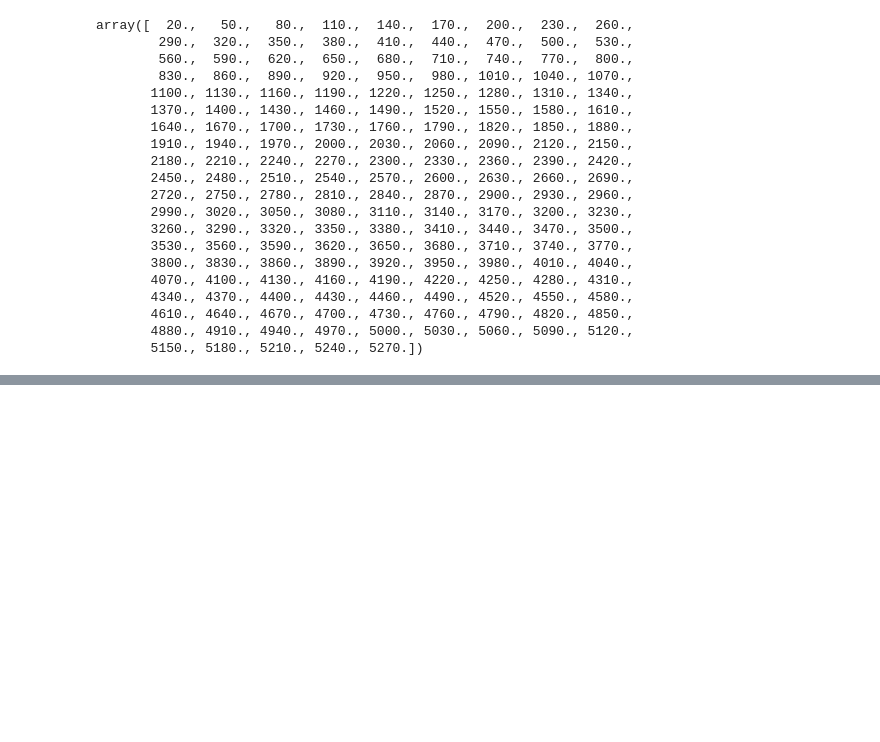
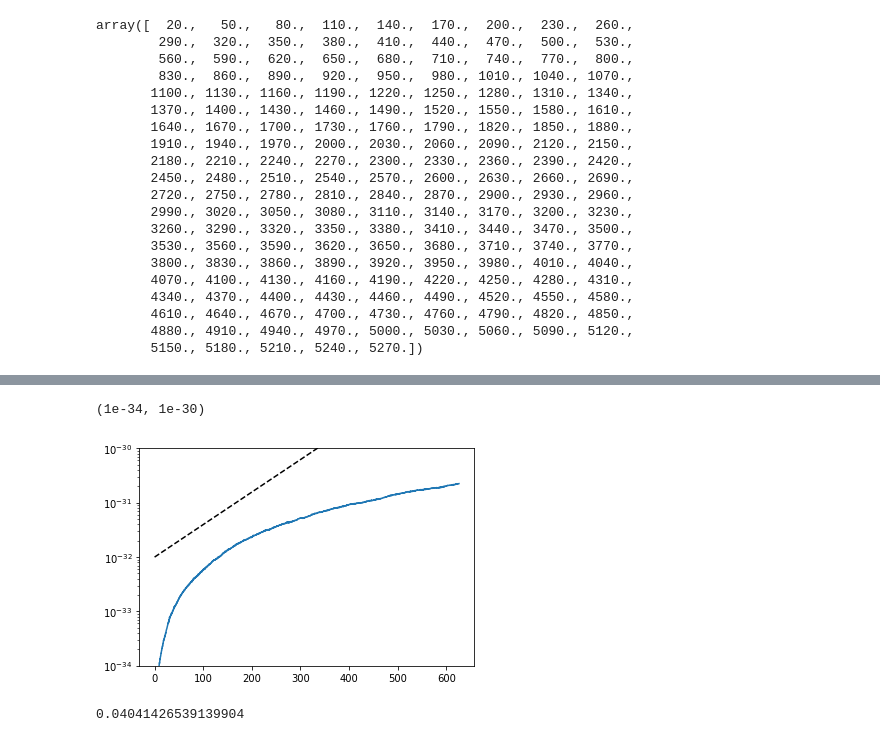
Before and after one commit to ratnania/mhd, a Jupyter notebook: 02_HybridModelling/10_Diagnostics.ipynb, the cells around one changed output, grey strips where cells are left out. Saved outputs shown, nothing was run; the diff lists cells and outputs as text; code cells hidden in the pictures; blank space fills up the shorter version.

```diff
--- a/02_HybridModelling/10_Diagnostics.ipynb
+++ b/02_HybridModelling/10_Diagnostics.ipynb
@@ -102,0 +99,20 @@ plt.semilogy(tn, 1e-9*np.exp(2*gamma*tn), 'k--')
+# %%
+data = np.loadtxt('test_maxgrowth.txt')
+# %%
+tn = data[1:, -1]
+en_E = data[1:, -5]
+en_B = data[1:, -4]
+en_C = data[1:, -3]
+en_H = data[1:, -2]
+# %%
+plt.semilogy(tn, en_B)
+
+omega = utils.solveDispersionHybrid(2., +1, 1., -1., 5., 0.2, 0.53, 6e-3, 0.2 + 0j, 1e-8)[0]
+omega_r = np.real(omega)
+gamma = np.imag(omega)
+
+plt.semilogy(tn, 1e-32*np.exp(2*gamma*tn), 'k--')
+plt.ylim((1e-34, 1e-30))
+# %% [output]
+(1e-34, 1e-30)
+[figure, added]
@@ -102,0 +131,4 @@ plt.semilogy(tn, 1e-9*np.exp(2*gamma*tn), 'k--')
+# %%
+np.dot(np.random.rand(31), D.flatten())
+# %% [output]
+0.04041426539139904
```
Also changed, not shown: parts of 27 cells of this notebook, 5 other files.
